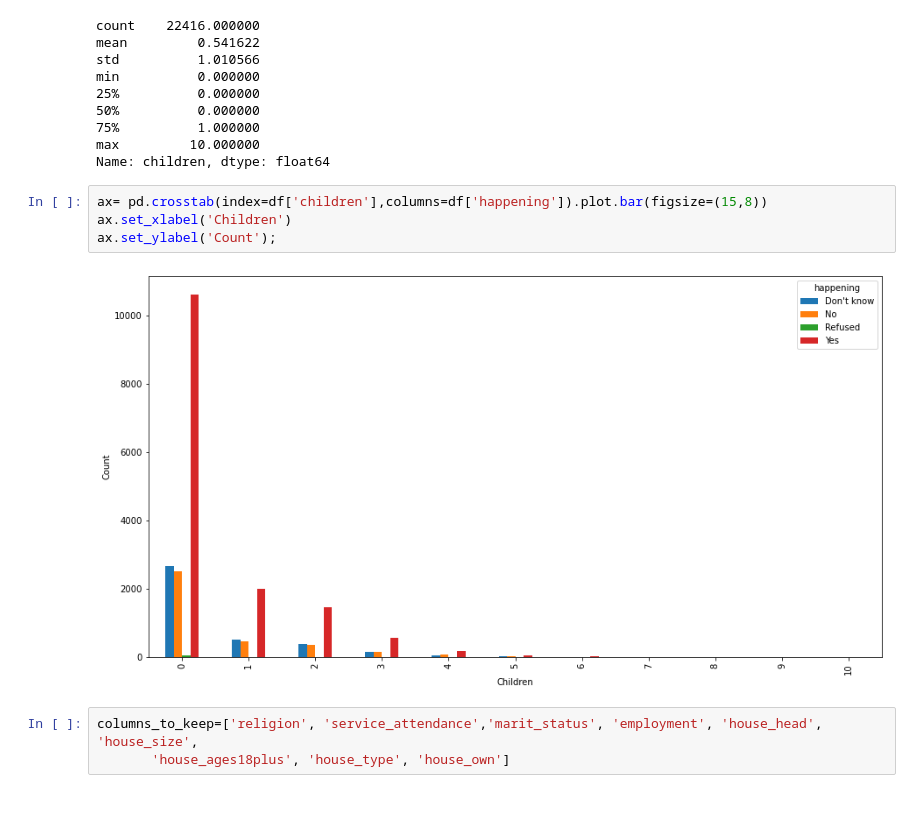
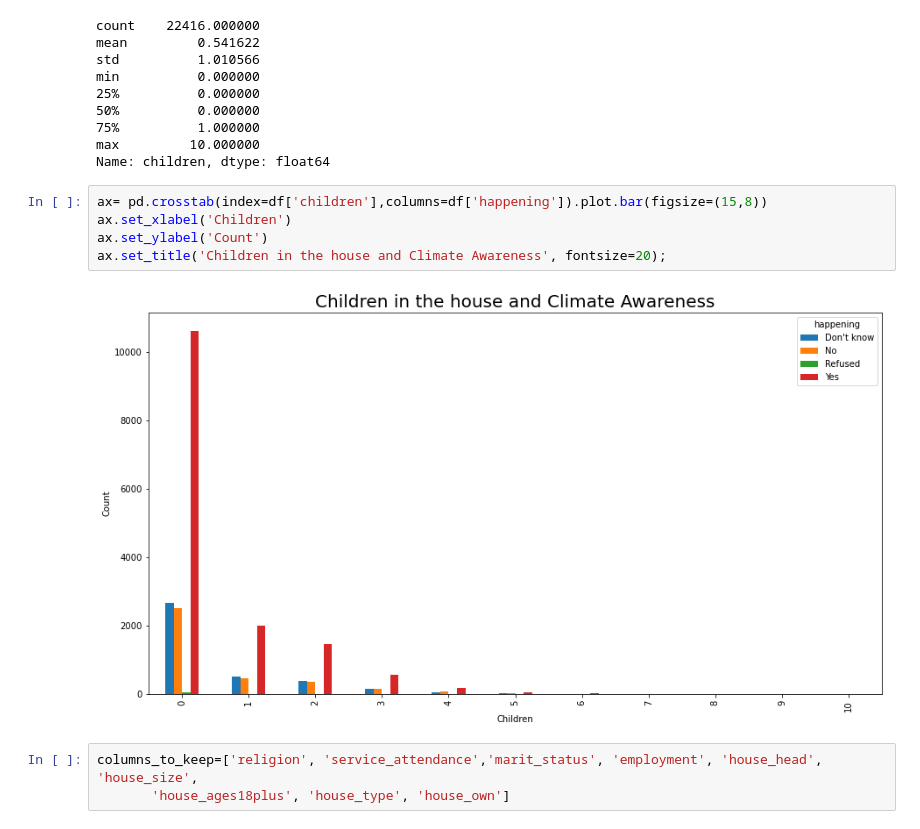
Before and after one commit to sabaiitj/Climate-Change-Survey, a Jupyter notebook: code/Saba_Notebook.ipynb, the cells around one changed output. Drawn from its saved outputs; the diff is of its cells as text.

```diff
--- a/code/Saba_Notebook.ipynb
+++ b/code/Saba_Notebook.ipynb
@@ -671,9 +669,10 @@ Name: children, dtype: float64
 # %%
 ax= pd.crosstab(index=df['children'],columns=df['happening']).plot.bar(figsize=(15,8))
 ax.set_xlabel('Children')
-ax.set_ylabel('Count');
+ax.set_ylabel('Count')
+ax.set_title('Children in the house and Climate Awareness', fontsize=20);
 # %% [output]
-[figure, old version]
+[figure, new version]
-# %%
-columns_to_keep=['religion', 'service_attendance','marit_status', 'employment', 'house_head', 'house_size',
-       'house_ages18plus', 'house_type', 'house_own']
+# %%
+columns_to_keep=['religion', 'service_attendance','marit_status', 'employment', 'house_head', 'house_size',
+       'house_ages18plus', 'house_type', 'house_own']
```
Also changed, not shown: parts of 5 cells of this notebook.
